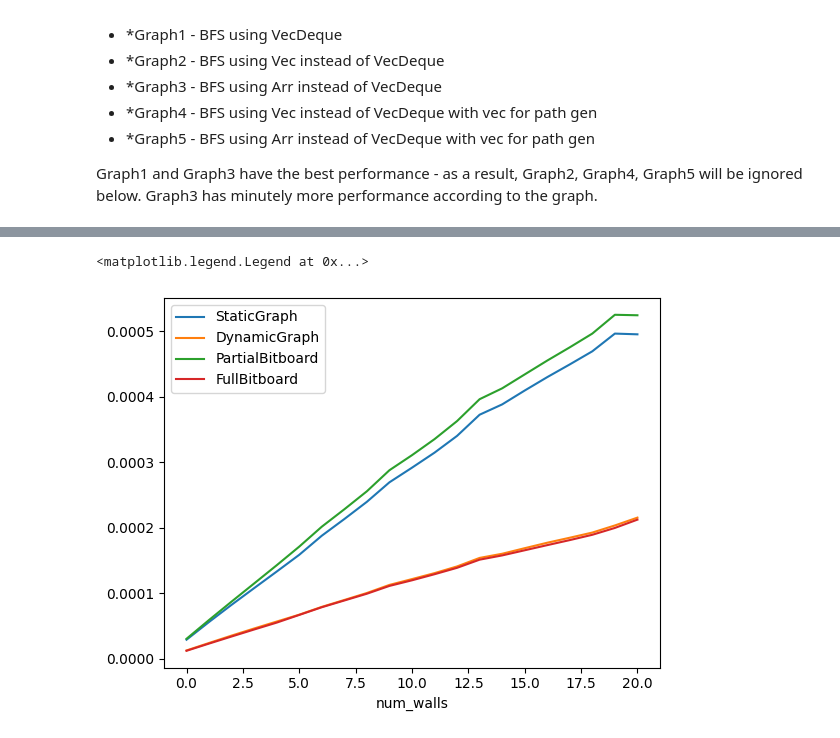
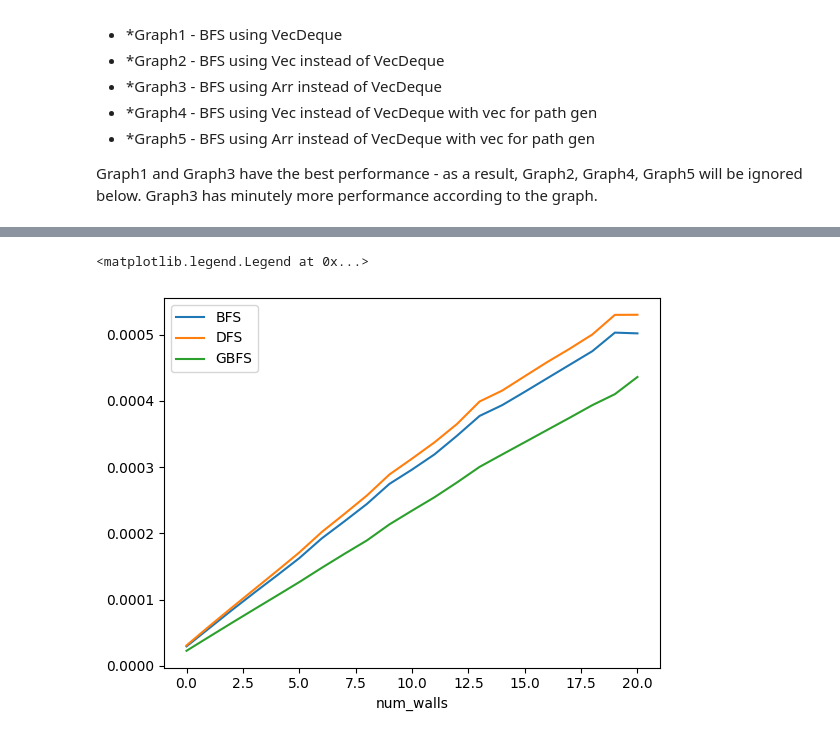
Before and after one commit to EugeniusK/Quoridor-AI, a Jupyter notebook: refactored_src/Rs_Quoridor/data_vis.ipynb, the cells around one changed output, grey strips where cells are left out. Drawn from its saved outputs; the diff is of its cells as text; code cells hidden in the pictures.

```diff
--- a/refactored_src/Rs_Quoridor/data_vis.ipynb
+++ b/refactored_src/Rs_Quoridor/data_vis.ipynb
@@ -10,6 +10,9 @@ df3 = pd.read_csv("data/2023-09-12_11-16-18-10.csv") # BFS C2 with Arr and Arr
 df4 = pd.read_csv("data/2023-09-12_11-16-16-10.csv") # BFS C3 with Vec and Vec
 df5 = pd.read_csv("data/2023-09-12_11-16-14-10.csv") # BFS C4 with Arr and Vec
 df6 = pd.read_csv("data/2023-09-12_11-44-53-10.csv") # BFS C5 with static Arr and static Arr
+df7 = pd.read_csv("data/2023-09-12_12-33-44-10.csv") # BFS final candidate
+df8 = pd.read_csv("data/2023-09-12_12-35-14-10.csv") # DFS final candidate og
+df9 = pd.read_csv("data/2023-09-13_00-06-28-10.csv") # GBFS
 # %%
 plt.figure(dpi=250)
 df1.query('type_board == 1')['time_taken'].head(100).plot(kind='line', title='Time taken vs Actions taken', legend=True)
@@ -54,12 +70,11 @@ However, in reality, there is little to no difference in performance.
 # %%
 plt.figure()
 
-df3.query('type_board==1').groupby('num_walls')['time_taken'].mean().plot()
-df3.query('type_board==2').groupby('num_walls')['time_taken'].mean().plot()
-# df3.query('type_board==3').groupby('num_walls')['time_taken'].mean().plot()
-# df3.query('type_board==4').groupby('num_walls')['time_taken'].mean().plot()
+df7.query('type_board==1').groupby('num_walls')['time_taken'].mean().plot()
+df8.query('type_board==1').groupby('num_walls')['time_taken'].mean().plot()
+df9.query('type_board==1').groupby('num_walls')['time_taken'].mean().plot()
 
-plt.legend(['StaticGraph', 'DynamicGraph', 'PartialBitboard', 'FullBitboard'])
+plt.legend(['BFS', 'DFS', 'GBFS'])
 # %% [output]
 <matplotlib.legend.Legend at 0x...>
-[figure, old version]
+[figure, new version]
```
Also changed, not shown: parts of 3 cells of this notebook, 4 other files.
